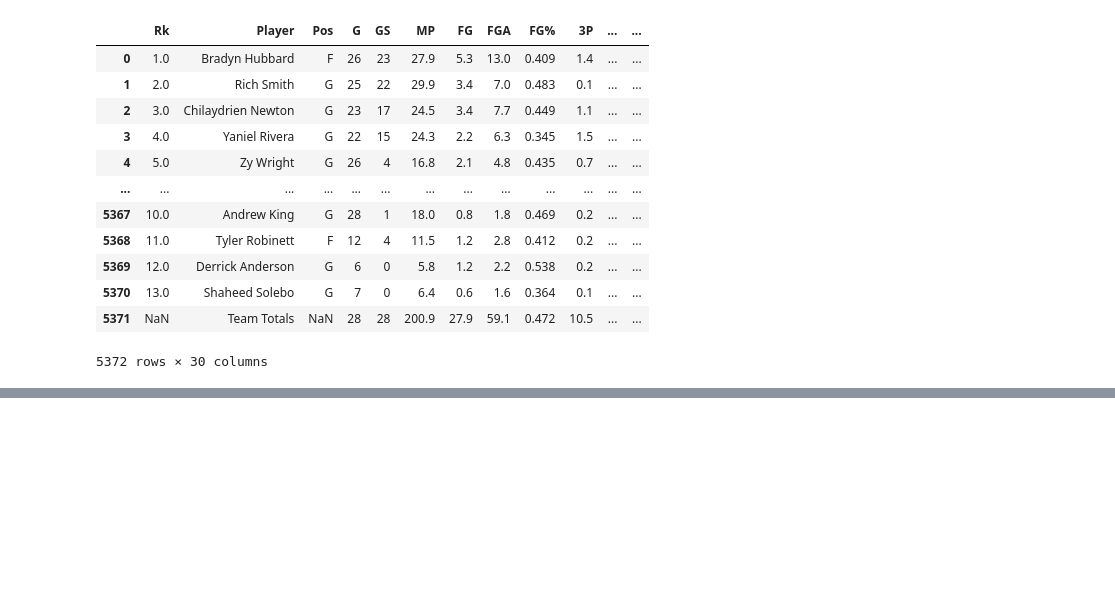
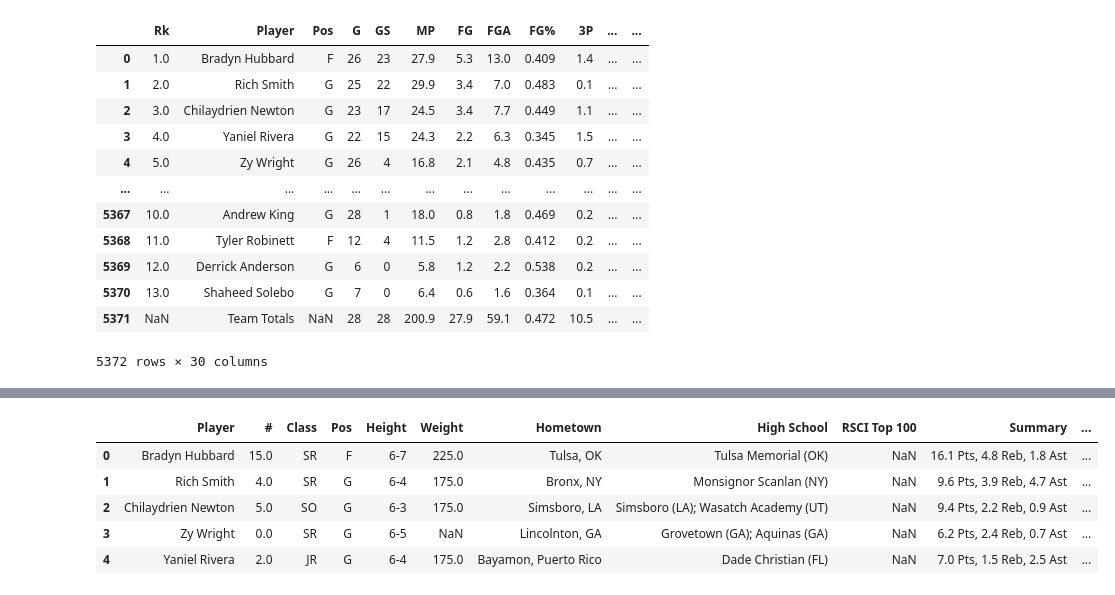
Before and after one commit to jagrest2/agrest-analytics, a Jupyter notebook: app/player_database.ipynb, the cells around one changed output, grey strips where cells are left out. Cells and saved outputs as stored; diff of their text form; code cells hidden in the pictures; blank space fills up the shorter version.

```diff
--- a/app/player_database.ipynb
+++ b/app/player_database.ipynb
@@ -148,0 +193,10 @@ df_stats[df_stats["School"] == "Illinois"]
+# %%
+df_player_role = pd.concat([df_bio, df_role], axis = 1)
+df_player_role.head()
+# %% [output]
+|  | Player | # | Class | Pos | Height | Weight | Hometown | High School | RSCI Top 100 | Summary | ... |
+| 0 | Bradyn Hubbard | 15.0 | SR | F | 6-7 | 225.0 | Tulsa, OK | Tulsa Memorial (OK) | NaN | 16.1 Pts, 4.8 Reb, 1.8 Ast | ... |
+| 1 | Rich Smith | 4.0 | SR | G | 6-4 | 175.0 | Bronx, NY | Monsignor Scanlan (NY) | NaN | 9.6 Pts, 3.9 Reb, 4.7 Ast | ... |
+| 2 | Chilaydrien Newton | 5.0 | SO | G | 6-3 | 175.0 | Simsboro, LA | Simsboro (LA); Wasatch Academy (UT) | NaN | 9.4 Pts, 2.2 Reb, 0.9 Ast | ... |
+| 3 | Zy Wright | 0.0 | SR | G | 6-5 | NaN | Lincolnton, GA | Grovetown (GA); Aquinas (GA) | NaN | 6.2 Pts, 2.4 Reb, 0.7 Ast | ... |
+| 4 | Yaniel Rivera | 2.0 | JR | G | 6-4 | 175.0 | Bayamon, Puerto Rico | Dade Christian (FL) | NaN | 7.0 Pts, 1.5 Reb, 2.5 Ast | ... |
```
Also changed, not shown: parts of 11 cells of this notebook, 7 other files.
